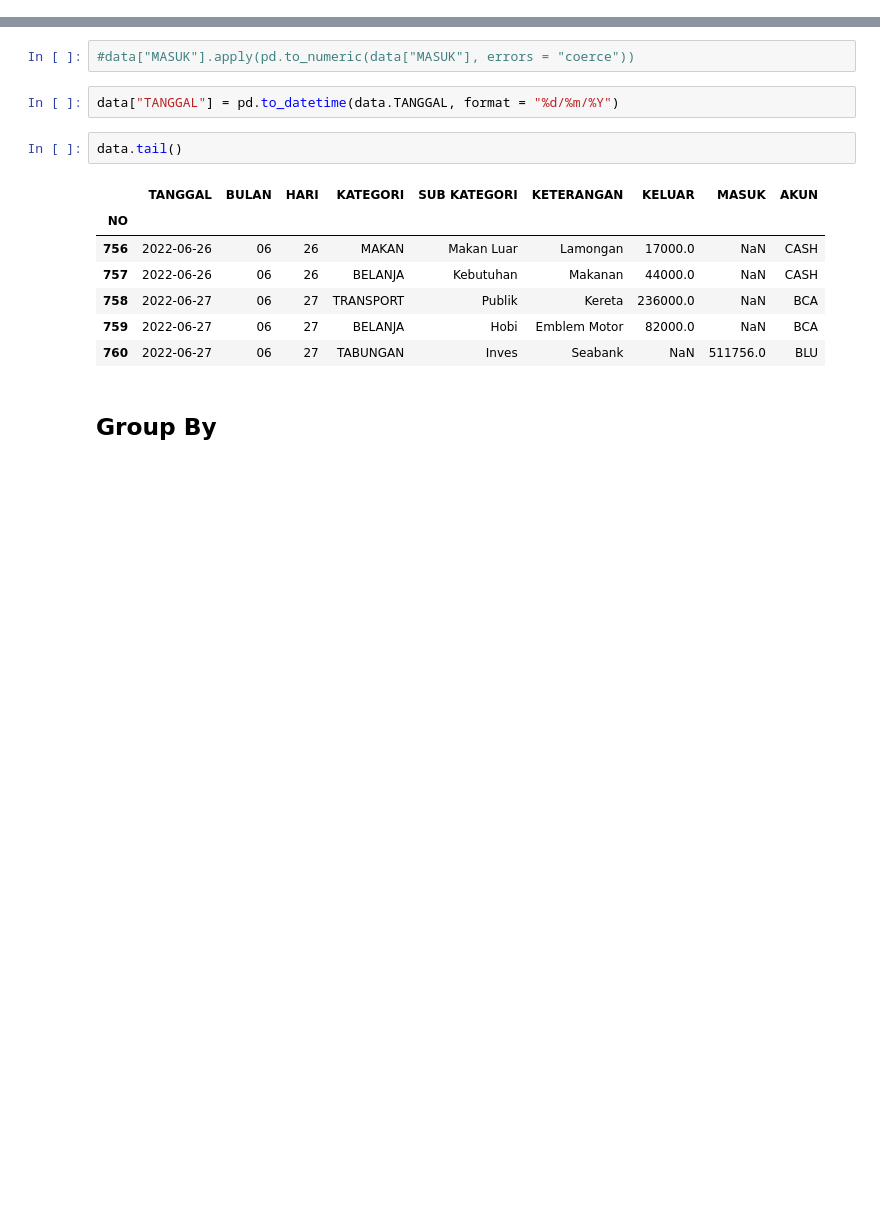
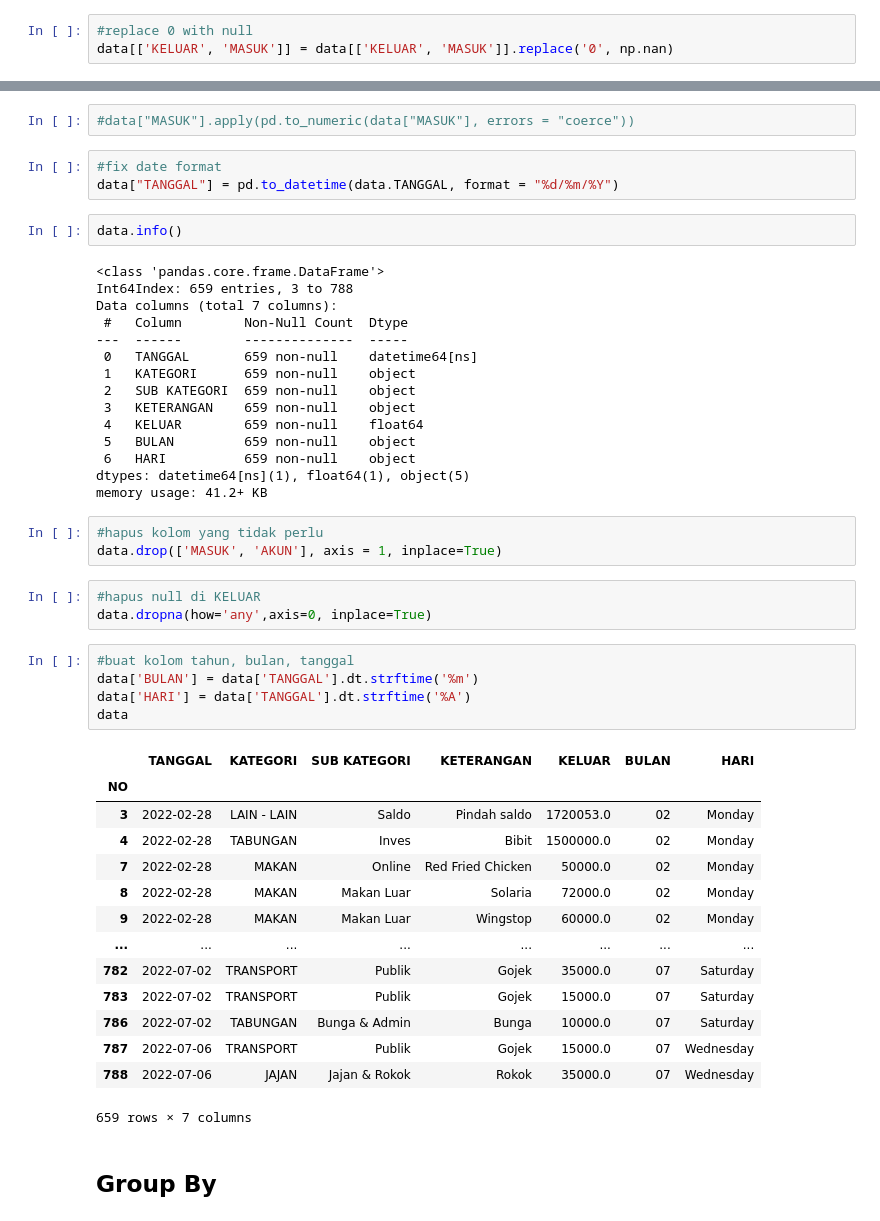
Before and after one commit to royandhika/finance_report, a Jupyter notebook: my-rep.ipynb, the cells around one changed output, grey strips where cells are left out. Saved outputs shown, nothing was run; the diff lists cells and outputs as text; blank space fills up the shorter version.

```diff
--- a/my-rep.ipynb
+++ b/my-rep.ipynb
@@ -37 +47,4 @@ memory usage: 47.5+ KB
+# %%
+#replace 0 with null
+data[['KELUAR', 'MASUK']] = data[['KELUAR', 'MASUK']].replace('0', np.nan)
 # %%
@@ -40,16 +54,50 @@ data["MASUK"] = pd.to_numeric(data["MASUK"], errors = "coerce")
 # %%
 #data["MASUK"].apply(pd.to_numeric(data["MASUK"], errors = "coerce"))
 # %%
+#fix date format
 data["TANGGAL"] = pd.to_datetime(data.TANGGAL, format = "%d/%m/%Y")
 # %%
-data.tail()
+data.info()
 # %% [output]
-|  | TANGGAL | BULAN | HARI | KATEGORI | SUB KATEGORI | KETERANGAN | KELUAR | MASUK | AKUN |
-| NO |  |  |  |  |  |  |  |  |  |
-| 756 | 2022-06-26 | 06 | 26 | MAKAN | Makan Luar | Lamongan | 17000.0 | NaN | CASH |
-| 757 | 2022-06-26 | 06 | 26 | BELANJA | Kebutuhan | Makanan | 44000.0 | NaN | CASH |
-| 758 | 2022-06-27 | 06 | 27 | TRANSPORT | Publik | Kereta | 236000.0 | NaN | BCA |
-| 759 | 2022-06-27 | 06 | 27 | BELANJA | Hobi | Emblem Motor | 82000.0 | NaN | BCA |
-| 760 | 2022-06-27 | 06 | 27 | TABUNGAN | Inves | Seabank | NaN | 511756.0 | BLU |
+<class 'pandas.core.frame.DataFrame'>
+Int64Index: 659 entries, 3 to 788
+Data columns (total 7 columns):
+ #   Column        Non-Null Count  Dtype
+---  ------        --------------  -----
+ 0   TANGGAL       659 non-null    datetime64[ns]
+ 1   KATEGORI      659 non-null    object
+ 2   SUB KATEGORI  659 non-null    object
+ 3   KETERANGAN    659 non-null    object
+ 4   KELUAR        659 non-null    float64
+ 5   BULAN         659 non-null    object
+ 6   HARI          659 non-null    object
+dtypes: datetime64[ns](1), float64(1), object(5)
+memory usage: 41.2+ KB
+# %%
+#hapus kolom yang tidak perlu
+data.drop(['MASUK', 'AKUN'], axis = 1, inplace=True)
+# %%
+#hapus null di KELUAR
+data.dropna(how='any',axis=0, inplace=True)
+# %%
+#buat kolom tahun, bulan, tanggal
+data['BULAN'] = data['TANGGAL'].dt.strftime('%m')
+data['HARI'] = data['TANGGAL'].dt.strftime('%A')
+data
+# %% [output]
+|  | TANGGAL | KATEGORI | SUB KATEGORI | KETERANGAN | KELUAR | BULAN | HARI |
+| NO |  |  |  |  |  |  |  |
+| 3 | 2022-02-28 | LAIN - LAIN | Saldo | Pindah saldo | 1720053.0 | 02 | Monday |
+| 4 | 2022-02-28 | TABUNGAN | Inves | Bibit | 1500000.0 | 02 | Monday |
+| 7 | 2022-02-28 | MAKAN | Online | Red Fried Chicken | 50000.0 | 02 | Monday |
+| 8 | 2022-02-28 | MAKAN | Makan Luar | Solaria | 72000.0 | 02 | Monday |
+| 9 | 2022-02-28 | MAKAN | Makan Luar | Wingstop | 60000.0 | 02 | Monday |
+| ... | ... | ... | ... | ... | ... | ... | ... |
+| 782 | 2022-07-02 | TRANSPORT | Publik | Gojek | 35000.0 | 07 | Saturday |
+| 783 | 2022-07-02 | TRANSPORT | Publik | Gojek | 15000.0 | 07 | Saturday |
+| 786 | 2022-07-02 | TABUNGAN | Bunga & Admin | Bunga | 10000.0 | 07 | Saturday |
+| 787 | 2022-07-06 | TRANSPORT | Publik | Gojek | 15000.0 | 07 | Wednesday |
+| 788 | 2022-07-06 | JAJAN | Jajan & Rokok | Rokok | 35000.0 | 07 | Wednesday |
+659 rows × 7 columns
 # %% [markdown]
 ## Group By
```
Also changed, not shown: parts of 8 cells of this notebook, 2 other files.
